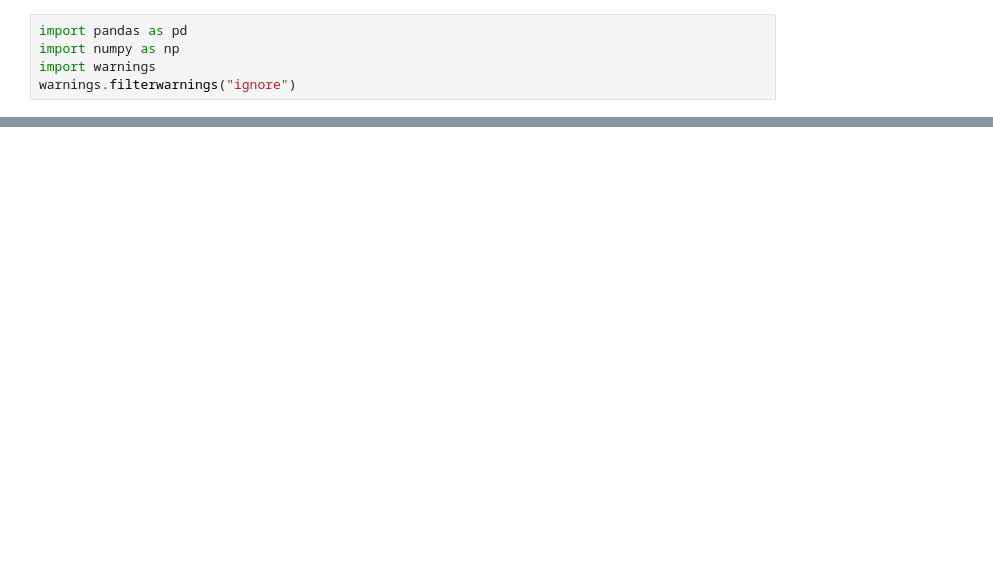
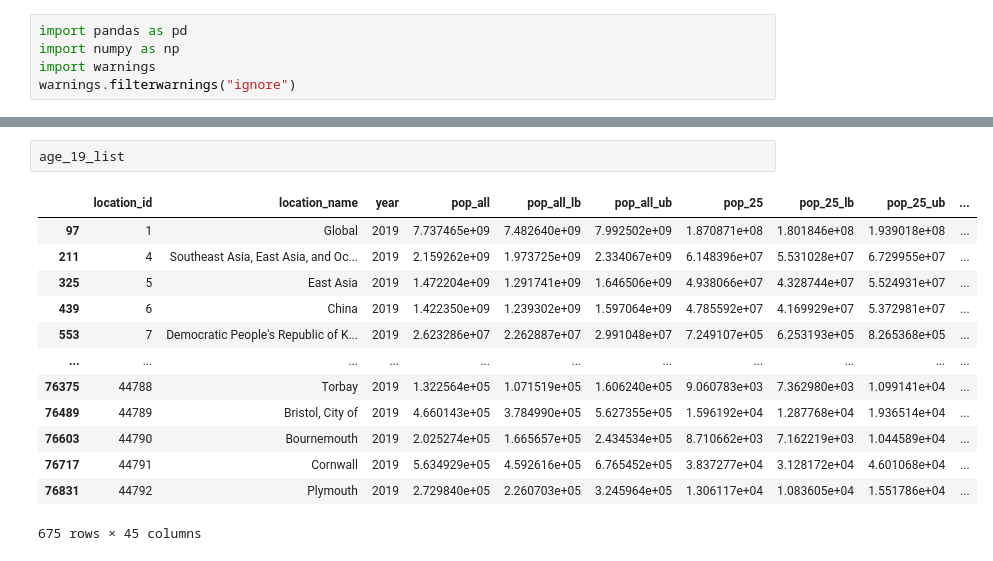
Before and after one commit to csuen27/ozone-cardiovascular, a Jupyter notebook: Age structure rearrangement.ipynb, the cells around one changed output, grey strips where cells are left out. Drawn from its saved outputs; the diff is of its cells as text; blank space fills up the shorter version.

```diff
--- a/Age structure rearrangement.ipynb
+++ b/Age structure rearrangement.ipynb
@@ -2195,0 +2320,16 @@ age_19_list.to_csv('/Users/csuen/Desktop/Sun-NCR-23/Analysis/age_19_list.csv', i
+# %%
+age_19_list
+# %% [output]
+|  | location_id | location_name | year | pop_all | pop_all_lb | pop_all_ub | pop_25 | pop_25_lb | pop_25_ub | ... |
+| 97 | 1 | Global | 2019 | 7.737465e+09 | 7.482640e+09 | 7.992502e+09 | 1.870871e+08 | 1.801846e+08 | 1.939018e+08 | ... |
+| 211 | 4 | Southeast Asia, East Asia, and Oc... | 2019 | 2.159262e+09 | 1.973725e+09 | 2.334067e+09 | 6.148396e+07 | 5.531028e+07 | 6.729955e+07 | ... |
+| 325 | 5 | East Asia | 2019 | 1.472204e+09 | 1.291741e+09 | 1.646506e+09 | 4.938066e+07 | 4.328744e+07 | 5.524931e+07 | ... |
+| 439 | 6 | China | 2019 | 1.422350e+09 | 1.239302e+09 | 1.597064e+09 | 4.785592e+07 | 4.169929e+07 | 5.372981e+07 | ... |
+| 553 | 7 | Democratic People's Republic of K... | 2019 | 2.623286e+07 | 2.262887e+07 | 2.991048e+07 | 7.249107e+05 | 6.253193e+05 | 8.265368e+05 | ... |
+| ... | ... | ... | ... | ... | ... | ... | ... | ... | ... | ... |
+| 76375 | 44788 | Torbay | 2019 | 1.322564e+05 | 1.071519e+05 | 1.606240e+05 | 9.060783e+03 | 7.362980e+03 | 1.099141e+04 | ... |
+| 76489 | 44789 | Bristol, City of | 2019 | 4.660143e+05 | 3.784990e+05 | 5.627355e+05 | 1.596192e+04 | 1.287768e+04 | 1.936514e+04 | ... |
+| 76603 | 44790 | Bournemouth | 2019 | 2.025274e+05 | 1.665657e+05 | 2.434534e+05 | 8.710662e+03 | 7.162219e+03 | 1.044589e+04 | ... |
+| 76717 | 44791 | Cornwall | 2019 | 5.634929e+05 | 4.592616e+05 | 6.765452e+05 | 3.837277e+04 | 3.128172e+04 | 4.601068e+04 | ... |
+| 76831 | 44792 | Plymouth | 2019 | 2.729840e+05 | 2.260703e+05 | 3.245964e+05 | 1.306117e+04 | 1.083605e+04 | 1.551786e+04 | ... |
+675 rows × 45 columns
```
Also changed, not shown: parts of 60 cells of this notebook.
